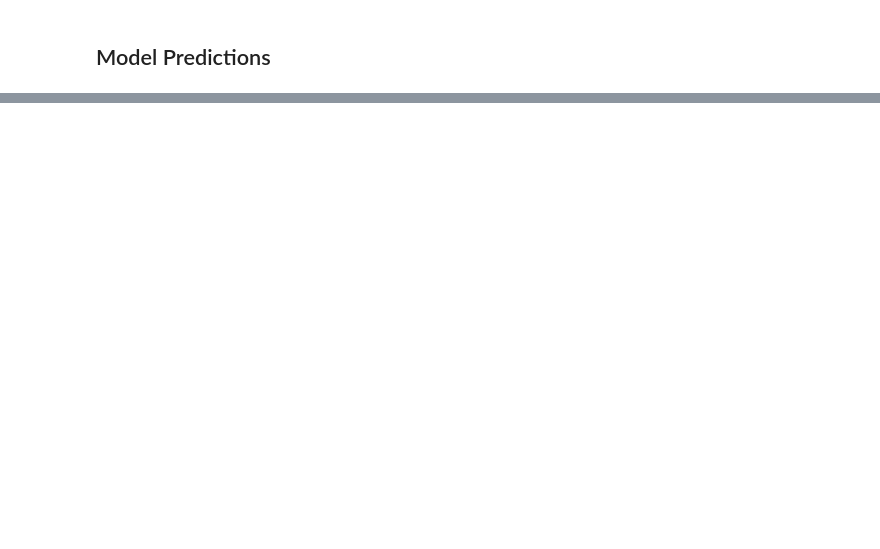
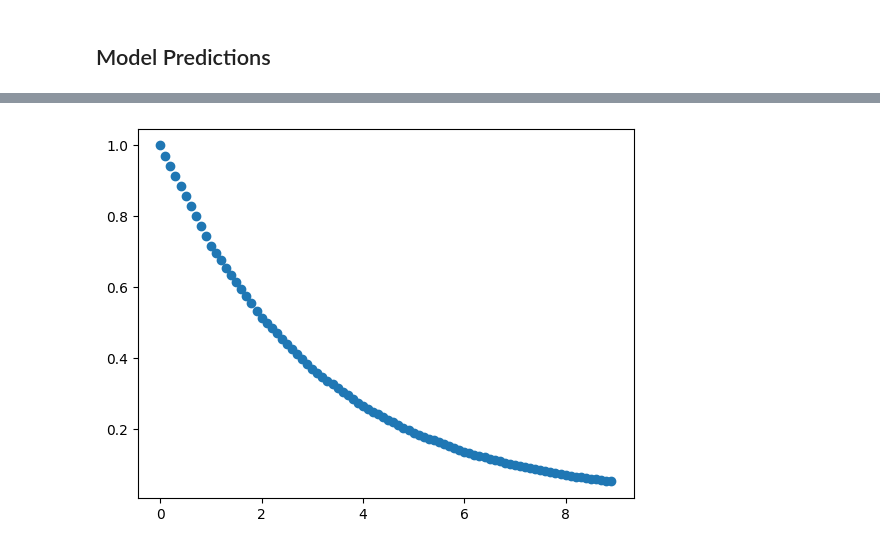
Before and after one commit to ieadoboe/effective-waffle, a Jupyter notebook: beginner6_func_interpolation.ipynb, the cells around one changed output, grey strips where cells are left out. Cells and saved outputs as stored; diff of their text form; code cells hidden in the pictures; blank space fills up the shorter version.

```diff
--- a/beginner6_func_interpolation.ipynb
+++ b/beginner6_func_interpolation.ipynb
@@ -130,0 +189,9 @@ plt.show()
+# %%
+# high resolution
+a_new = np.arange(0, 9, 0.1)
+print("a_new: ", a_new)
+b_new = f(a_new)
+print("b_new: ", b_new)
+
+plt.plot(a_new, b_new, "o")
+plt.show()
@@ -130,0 +220,5 @@ plt.show()
+# %%
+plt.plot(a_new, b_new, "o")
+plt.show()
+# %% [output]
+[figure, added]
```
Also changed, not shown: parts of 21 cells of this notebook.
